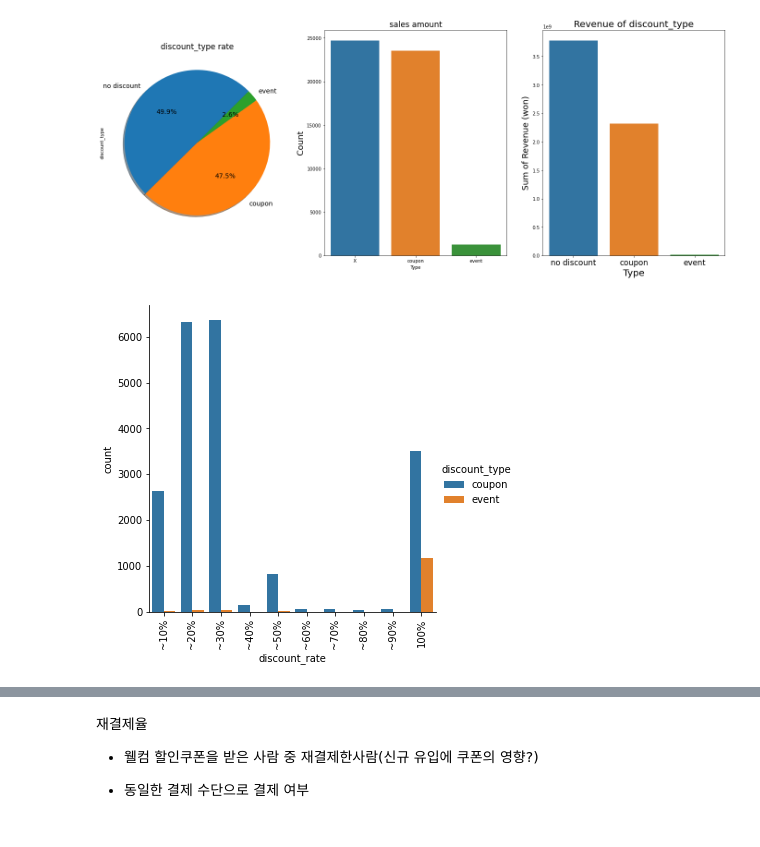
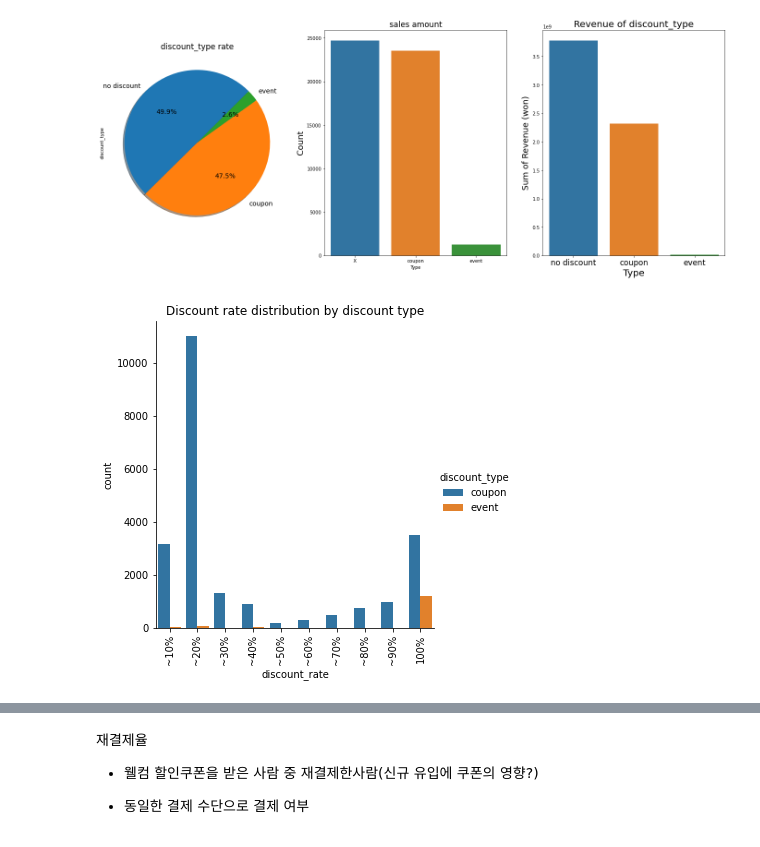
Before and after one commit to Kim-SeongSu/Self-study_and_Review, a Jupyter notebook: project/미니프로젝트_김성수.ipynb, the cells around one changed output, grey strips where cells are left out. Drawn from its saved outputs; the diff is of its cells as text; code cells hidden in the pictures.

```diff
--- a/project/미니프로젝트_김성수.ipynb
+++ b/project/미니프로젝트_김성수.ipynb
@@ -210,7 +265,7 @@ See the caveats in the documentation: https://pandas.pydata.org/pandas-docs/stab
 df_onlypay['discounted_amount'] = df_onlypay['sale_price'] - df_onlypay['transaction_amount']
 
 # 실구매 가격 대비 할인율 계산
-df_onlypay['discount_percent'] =df_onlypay['discounted_amount'] *100 / df_onlypay['transaction_amount']
+df_onlypay['discount_percent'] = df_onlypay['discounted_amount'] *100 / df_onlypay['sale_price']
 df_onlypay['discount_percent'] = df_onlypay['discount_percent'].replace(np.inf,100.0)
 # %%
 #쿠폰 할인외에 이벤트 할인받은 데이터가 있는지 확인
@@ -420,11 +409,12 @@ plt.show()
 # %%
 #할인 타입별 할인율 분포
 
 df_onlypay2 = df_onlypay[(df_onlypay['discount_rate']!='not discounted')]
 
 sns.catplot(x='discount_rate', hue='discount_type', kind='count', data=df_onlypay2
             , order=['~10%','~20%','~30%','~40%','~50%','~60%','~70%','~80%','~90%','100%'])
+plt.title('Discount rate distribution by discount type')
 plt.xticks(rotation=90)
 plt.show()
 # %% [output]
-[figure, old version]
+[figure, new version]
```
Also changed, not shown: parts of 23 cells of this notebook.
